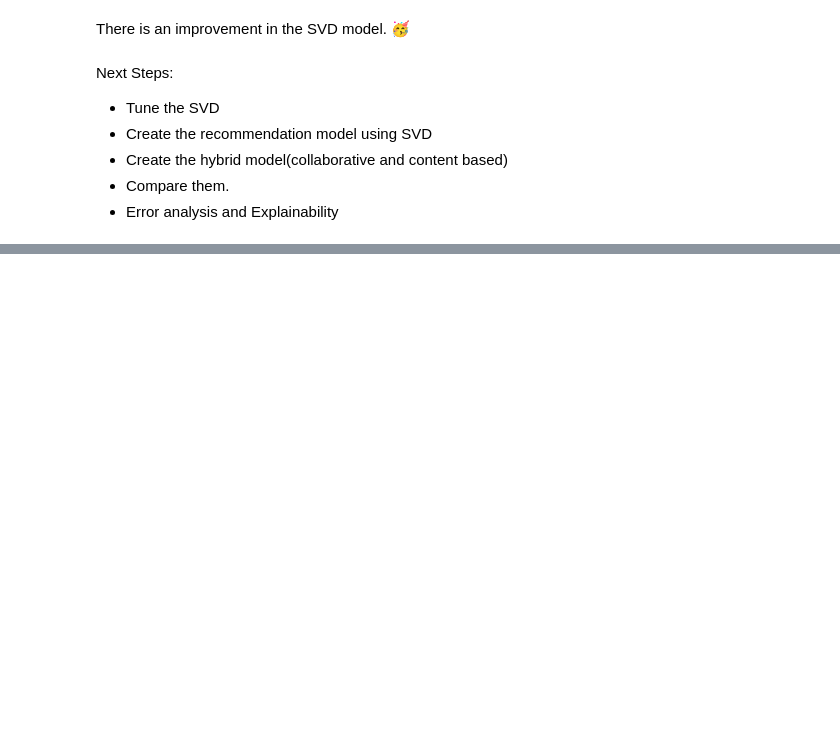
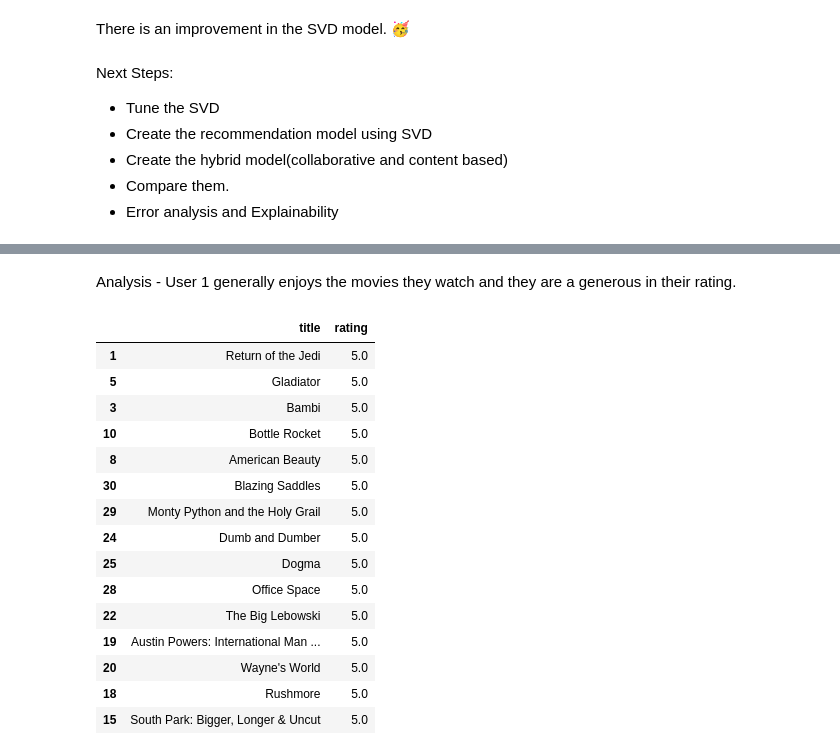
Before and after one commit to AwendyG/Movie-Recommendation-Capstone, a Jupyter notebook: Capstone.ipynb, the cells around one changed output, grey strips where cells are left out. Saved outputs shown, nothing was run; the diff lists cells and outputs as text; code cells hidden in the pictures; blank space fills up the shorter version.

```diff
--- a/Capstone.ipynb
+++ b/Capstone.ipynb
@@ -2527,0 +2095,34 @@ NDCG@10: 0.02320799202453068
+# %% [markdown]
+Analysis - User 1 generally enjoys the movies they watch and they are a generous in their rating.
+# %%
+#What movies has User 1 rated highest?
+user_1_history = train[
+    train["userId"] == 1
+].merge(
+    catalog,
+    left_on="tmdb_id",
+    right_on="id",
+    how="left"
+)
+
+user_1_history.sort_values(
+    "rating",
+    ascending=False
+)[["title", "rating"]].head(15)
+# %% [output]
+|  | title | rating |
+| 1 | Return of the Jedi | 5.0 |
+| 5 | Gladiator | 5.0 |
+| 3 | Bambi | 5.0 |
+| 10 | Bottle Rocket | 5.0 |
+| 8 | American Beauty | 5.0 |
+| 30 | Blazing Saddles | 5.0 |
+| 29 | Monty Python and the Holy Grail | 5.0 |
+| 24 | Dumb and Dumber | 5.0 |
+| 25 | Dogma | 5.0 |
+| 28 | Office Space | 5.0 |
+| 22 | The Big Lebowski | 5.0 |
+| 19 | Austin Powers: International Man ... | 5.0 |
+| 20 | Wayne's World | 5.0 |
+| 18 | Rushmore | 5.0 |
+| 15 | South Park: Bigger, Longer & Uncut | 5.0 |
```
Also changed, not shown: parts of 85 cells of this notebook.
